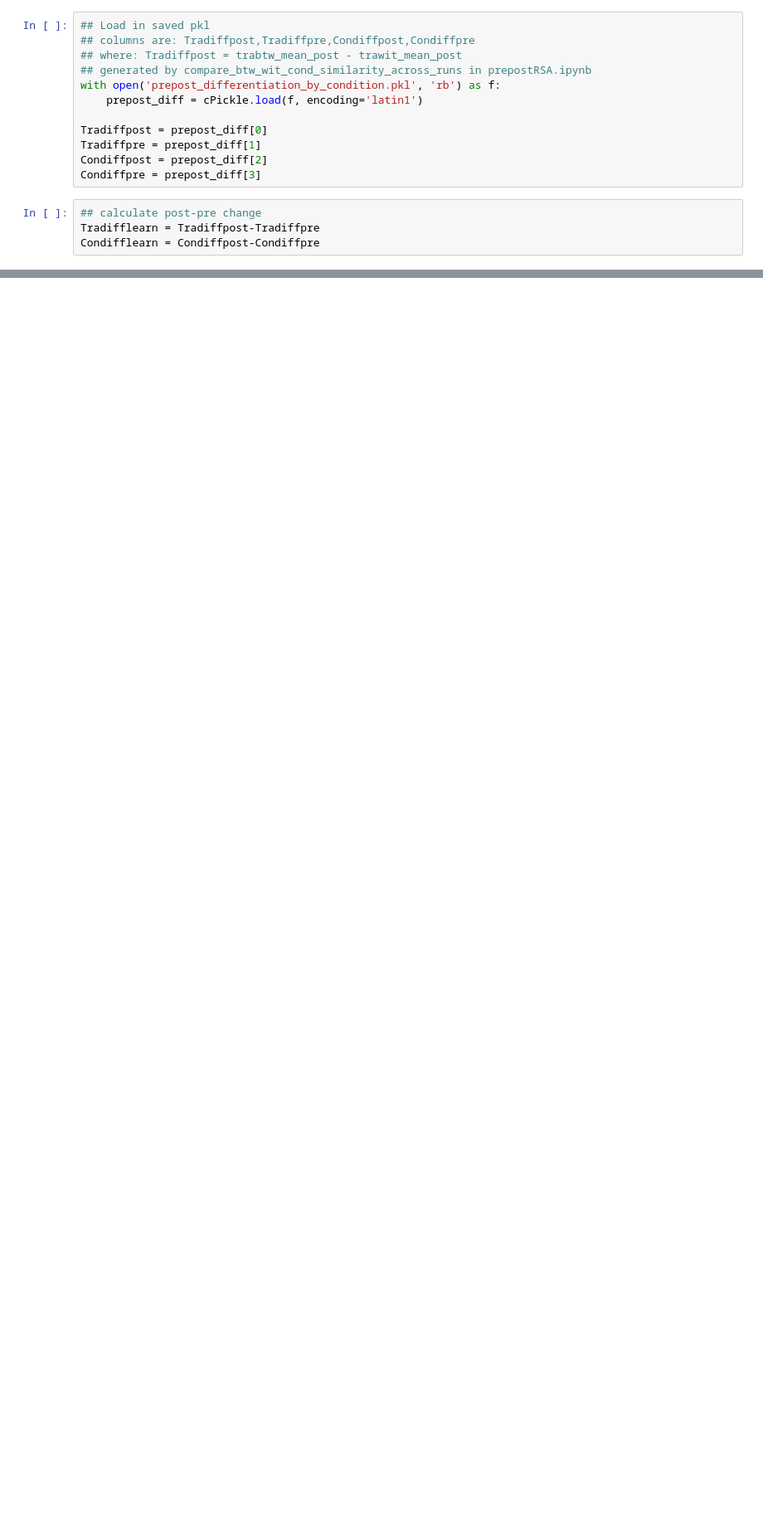
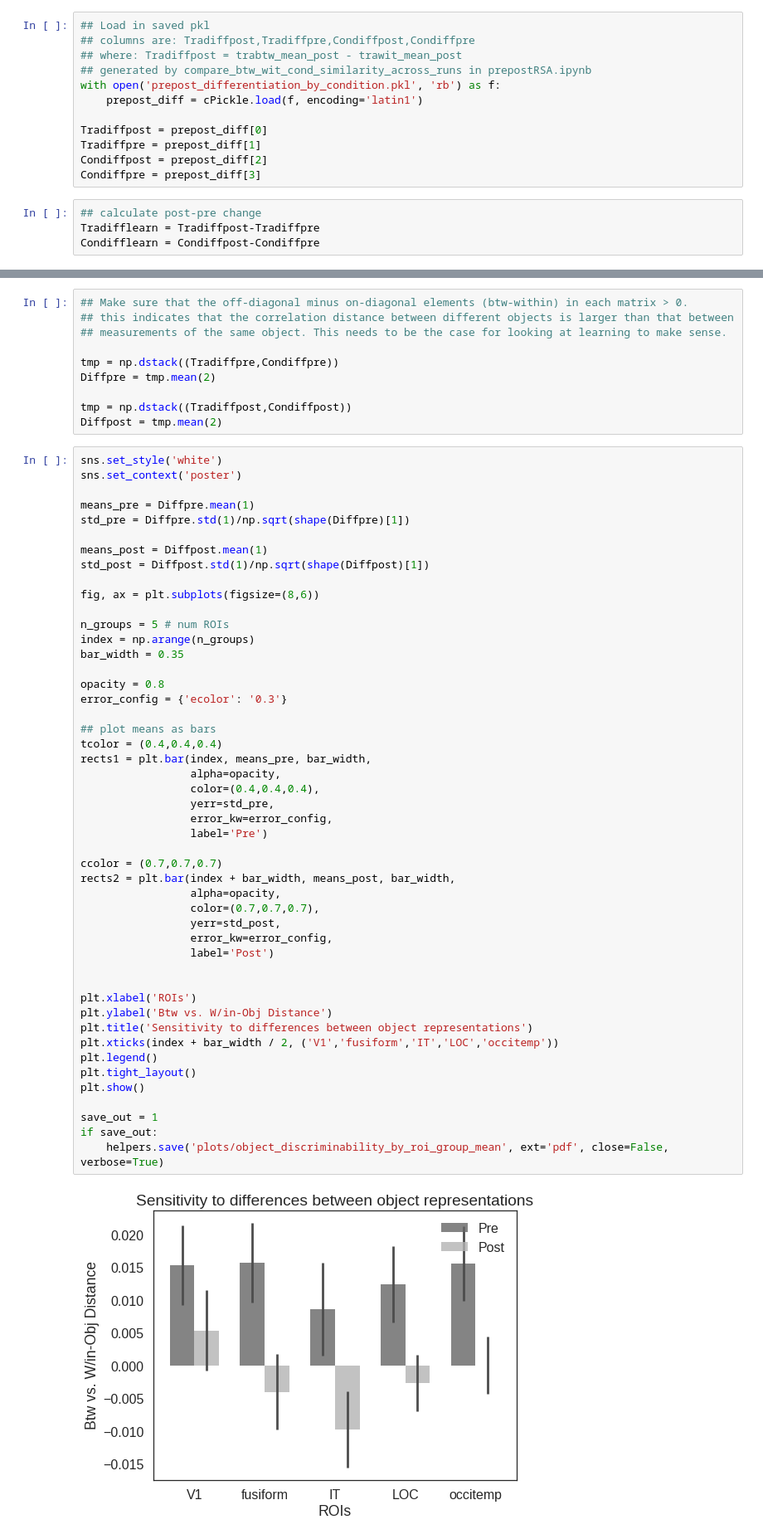
Before and after one commit to judithfan/neurosketch, a Jupyter notebook: summary_prepostRSA.ipynb, the cells around one changed output, grey strips where cells are left out. Shown: that part at 83% size. Cells and saved outputs as stored; diff of their text form; blank space fills up the shorter version.

Commit message:
added btw vs within measurement reliability plot to summary notebook

```diff
--- a/summary_prepostRSA.ipynb
+++ b/summary_prepostRSA.ipynb
@@ -72,0 +75,60 @@ Condifflearn = Condiffpost-Condiffpre
+# %%
+## Make sure that the off-diagonal minus on-diagonal elements (btw-within) in each matrix > 0.
+## this indicates that the correlation distance between different objects is larger than that between
+## measurements of the same object. This needs to be the case for looking at learning to make sense.
+
+tmp = np.dstack((Tradiffpre,Condiffpre))
+Diffpre = tmp.mean(2)
+
+tmp = np.dstack((Tradiffpost,Condiffpost))
+Diffpost = tmp.mean(2)
+# %%
+sns.set_style('white')
+sns.set_context('poster')
+
+means_pre = Diffpre.mean(1)
+std_pre = Diffpre.std(1)/np.sqrt(shape(Diffpre)[1])
+
+means_post = Diffpost.mean(1)
+std_post = Diffpost.std(1)/np.sqrt(shape(Diffpost)[1])
+
+fig, ax = plt.subplots(figsize=(8,6))
+
+n_groups = 5 # num ROIs
+index = np.arange(n_groups)
+bar_width = 0.35
+
+opacity = 0.8
+error_config = {'ecolor': '0.3'}
+
+## plot means as bars
+tcolor = (0.4,0.4,0.4)
+rects1 = plt.bar(index, means_pre, bar_width,
+                 alpha=opacity,
+                 color=(0.4,0.4,0.4),
+                 yerr=std_pre,
+                 error_kw=error_config,
+                 label='Pre')
+
+ccolor = (0.7,0.7,0.7)
+rects2 = plt.bar(index + bar_width, means_post, bar_width,
+                 alpha=opacity,
+                 color=(0.7,0.7,0.7),
+                 yerr=std_post,
+                 error_kw=error_config,
+                 label='Post')
+
+
+plt.xlabel('ROIs')
+plt.ylabel('Btw vs. W/in-Obj Distance')
+plt.title('Sensitivity to differences between object representations')
+plt.xticks(index + bar_width / 2, ('V1','fusiform','IT','LOC','occitemp'))
+plt.legend()
+plt.tight_layout()
+plt.show()
+
+save_out = 1
+if save_out:
+    helpers.save('plots/object_discriminability_by_roi_group_mean', ext='pdf', close=False, verbose=True)
+# %% [output]
+[figure, added]
```
Also changed, not shown: parts of 3 cells of this notebook.
